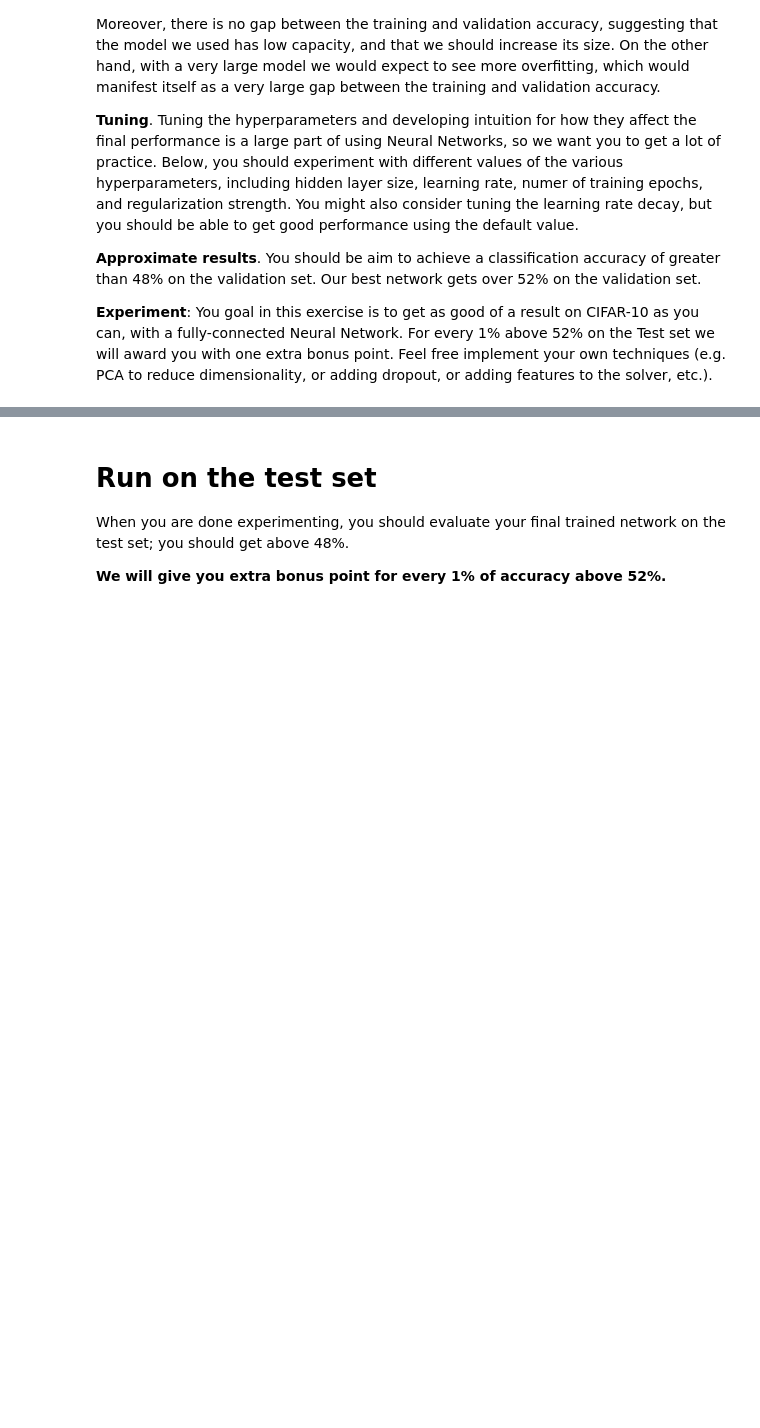
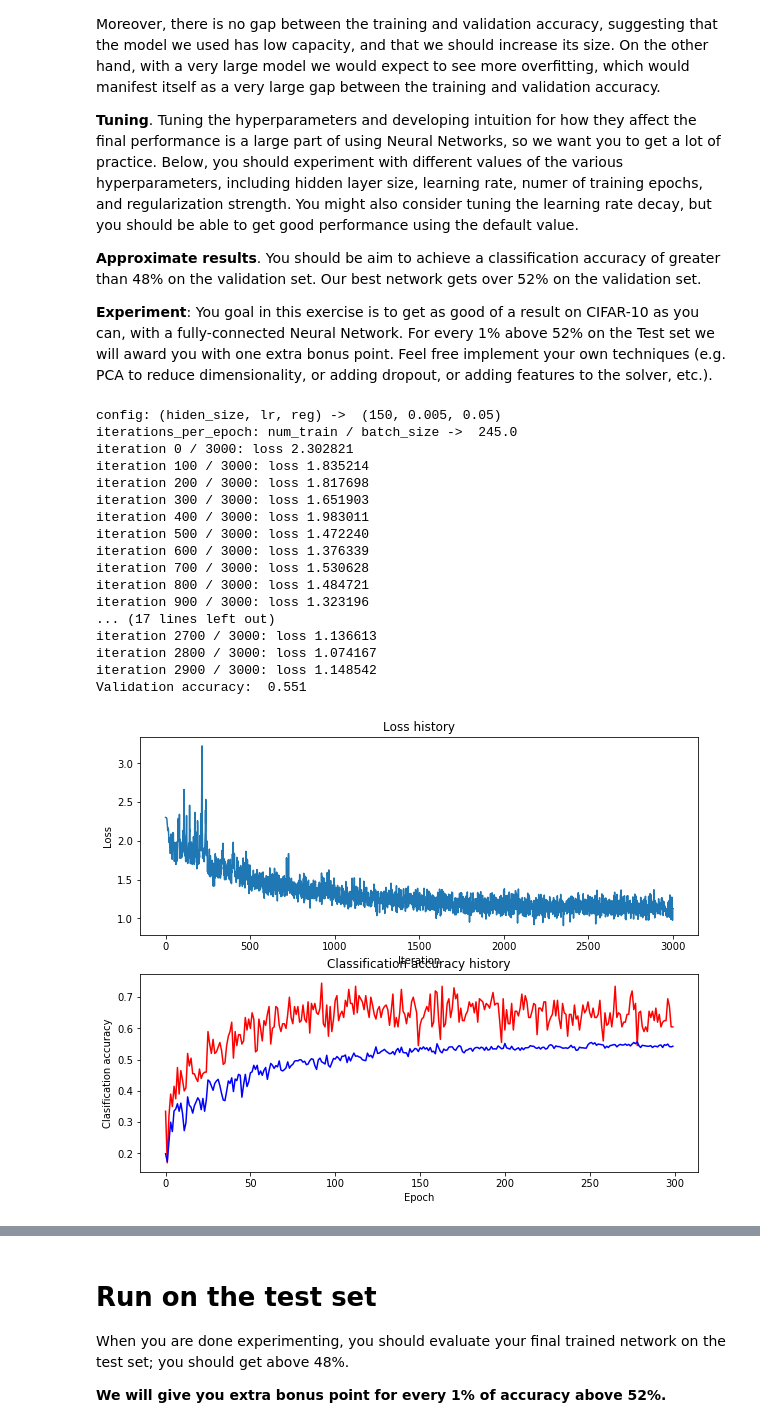
Before and after one commit to dragonbook/cs231n-assignments, a Jupyter notebook: assignment1/two_layer_net.ipynb, the cells around one changed output, grey strips where cells are left out. Saved outputs shown, nothing was run; the diff lists cells and outputs as text; code cells hidden in the pictures; blank space fills up the shorter version.

```diff
--- a/assignment1/two_layer_net.ipynb
+++ b/assignment1/two_layer_net.ipynb
@@ -301,19 +292,97 @@ show_net_weights(net)
 # %%
 best_net = None # store the best model into this
 
 #################################################################################
 # TODO: Tune hyperparameters using the validation set. Store your best trained  #
 # model in best_net.                                                            #
 #                                                                               #
 # To help debug your network, it may help to use visualizations similar to the  #
 # ones we used above; these visualizations will have significant qualitative    #
 # differences from the ones we saw above for the poorly tuned network.          #
 #                                                                               #
 # Tweaking hyperparameters by hand can be fun, but you might find it useful to  #
 # write code to sweep through possible combinations of hyperparameters          #
 # automatically like we did on the previous exercises.                          #
 #################################################################################
-pass
+#pass
+best_stats = None
+best_val = -1
+
+input_size = 32 * 32 * 3
+#hidden_size = 50
+num_classes = 10
+
+# best, hs:150, num_iters:2500, batch_size:200, lrd:0.7, lr:5e-3, reg:0.05
+# best, hs:150, num_iters:3000, batch_size:200, lrd:0.7, lr:5e-3, reg:0.5
+
+hidden_sizes = [150]
+num_iters = 3000
+batch_size = 200
+learning_rate_decay = 0.7
+learning_rates = [5e-3]
+regularization_strengths = [0.05]
+
+results = {}
+
+for hidden_size in hidden_sizes:
+    for lr in learning_rates:
+        for reg in regularization_strengths:
+            print("config: (hiden_size, lr, reg) -> ", (hidden_size, lr, reg))
+            net = TwoLayerNet(input_size, hidden_size, num_classes)
+            stats = net.train(X_train, y_train, X_val, y_val,
+                              num_iters=num_iters, batch_size=batch_size,
+                              learning_rate=lr, learning_rate_decay=learning_rate_decay, reg = reg, verbose=True)
+
+            train_acc = (net.predict(X_train) == y_train).mean()
+            val_acc = (net.predict(X_val) == y_val).mean()
+            if val_acc > best_val:
+                best_val = val_acc
+                best_net = net
+
+            results[(hidden_size, lr, reg)] = (train_acc, val_acc, stats['loss_history'][-1])
+
+            print('Validation accuracy: ', val_acc)
+
+            # Plot the loss function and train / validation accuracies
+            plt.subplot(2, 1, 1)
+            plt.plot(stats['loss_history'])
+            plt.title('Loss history')
+            plt.xlabel('Iteration')
+            plt.ylabel('Loss')
+
+            plt.subplot(2, 1, 2)
+            plt.plot(stats['train_acc_history'], label='train', color='r')
+            plt.plot(stats['val_acc_history'], label='val', color='b')
+            plt.title('Classification accuracy history')
+            plt.xlabel('Epoch')
+            plt.ylabel('Clasification accuracy')
+            plt.show()
+
+for hidden_size, lr, reg in sorted(results):
+    train_acc, val_acc, final_loss = results[(hidden_size, lr, reg)]
+    print('hsize %f lr %f reg %f train accuracy: %f val accuracy: %f final loss: %f' % (
+                 hidden_size, lr, reg, train_acc, val_acc, final_loss))
+
+print('best validation accuracy achieved during cross-validation: %f' % best_val)
 #################################################################################
 #                               END OF YOUR CODE                                #
 #################################################################################
+# %% [output]
+config: (hiden_size, lr, reg) ->  (150, 0.005, 0.05)
+iterations_per_epoch: num_train / batch_size ->  245.0
+iteration 0 / 3000: loss 2.302821
+iteration 100 / 3000: loss 1.835214
+iteration 200 / 3000: loss 1.817698
+iteration 300 / 3000: loss 1.651903
+iteration 400 / 3000: loss 1.983011
+iteration 500 / 3000: loss 1.472240
+iteration 600 / 3000: loss 1.376339
+iteration 700 / 3000: loss 1.530628
+iteration 800 / 3000: loss 1.484721
+iteration 900 / 3000: loss 1.323196
+... (17 lines left out)
+iteration 2700 / 3000: loss 1.136613
+iteration 2800 / 3000: loss 1.074167
+iteration 2900 / 3000: loss 1.148542
+Validation accuracy:  0.551
+[figure, added]
```
Also changed, not shown: parts of 7 cells of this notebook, 3 other files.
